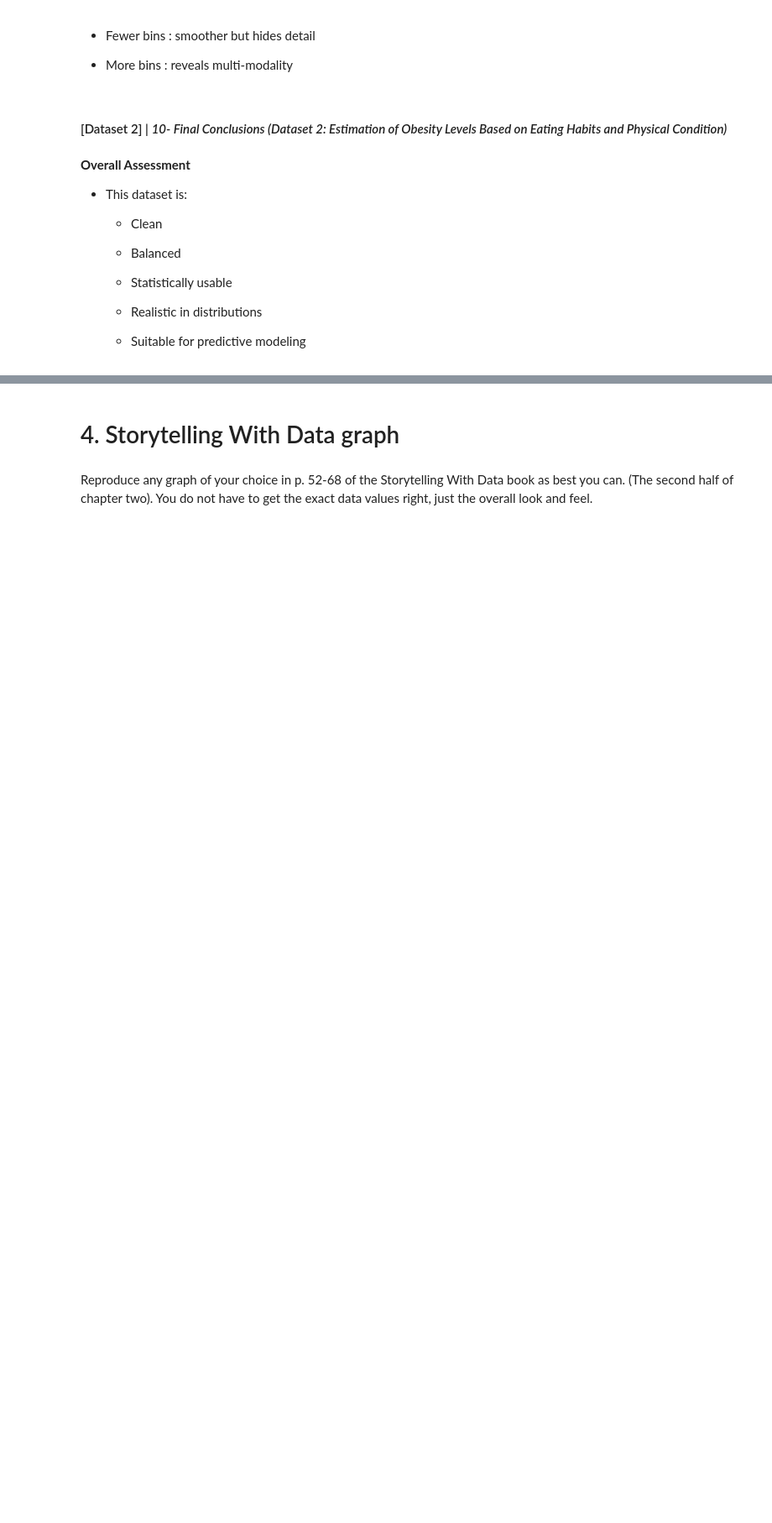
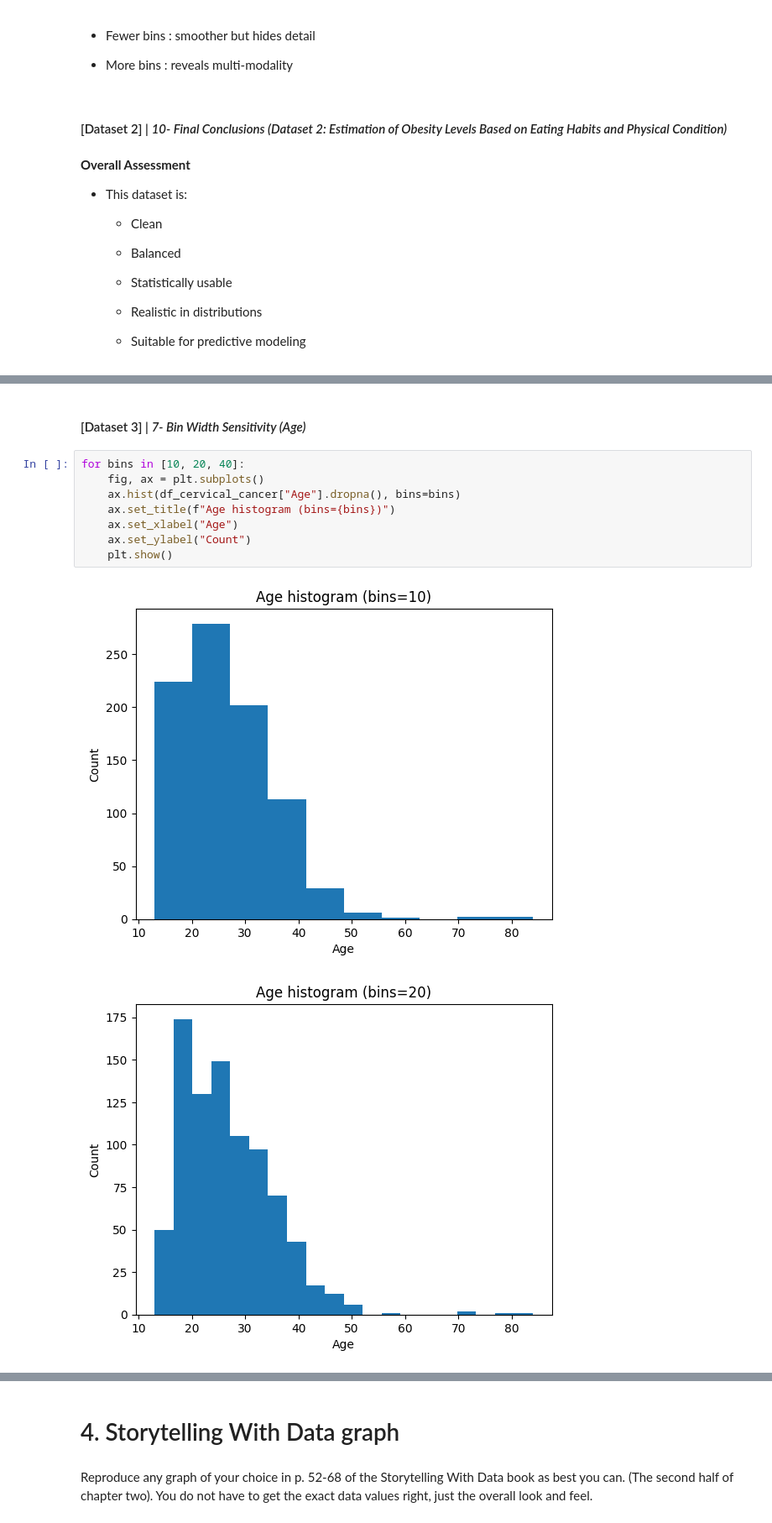
Before and after one commit to jasser-dh/Module-B-semester-2, a Jupyter notebook: OMDS-ModB2-Week4-Dhaouadi-Jasser.ipynb, the cells around one changed output, grey strips where cells are left out. Shown at 84% size. Cells and saved outputs as stored; diff of their text form; blank space fills up the shorter version.

```diff
--- a/OMDS-ModB2-Week4-Dhaouadi-Jasser.ipynb
+++ b/OMDS-ModB2-Week4-Dhaouadi-Jasser.ipynb
@@ -847,0 +1146,13 @@ for bins in [10, 20, 40]:
+# %% [markdown]
+#### [Dataset 3] | *7- Bin Width Sensitivity (Age)*
+# %%
+for bins in [10, 20, 40]:
+    fig, ax = plt.subplots()
+    ax.hist(df_cervical_cancer["Age"].dropna(), bins=bins)
+    ax.set_title(f"Age histogram (bins={bins})")
+    ax.set_xlabel("Age")
+    ax.set_ylabel("Count")
+    plt.show()
+# %% [output]
+[figure, added]
+[figure, added]
```
Also changed, not shown: parts of 22 cells of this notebook.
